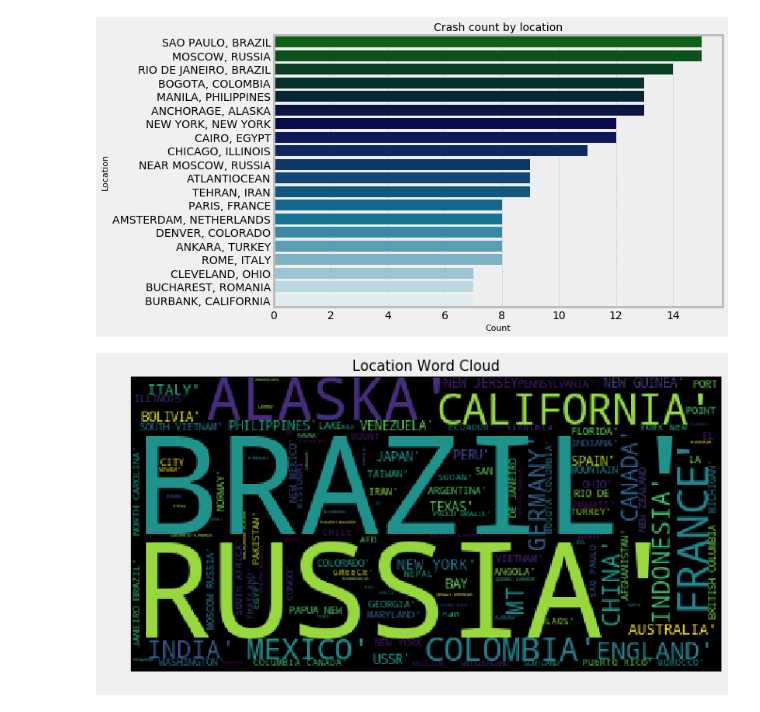
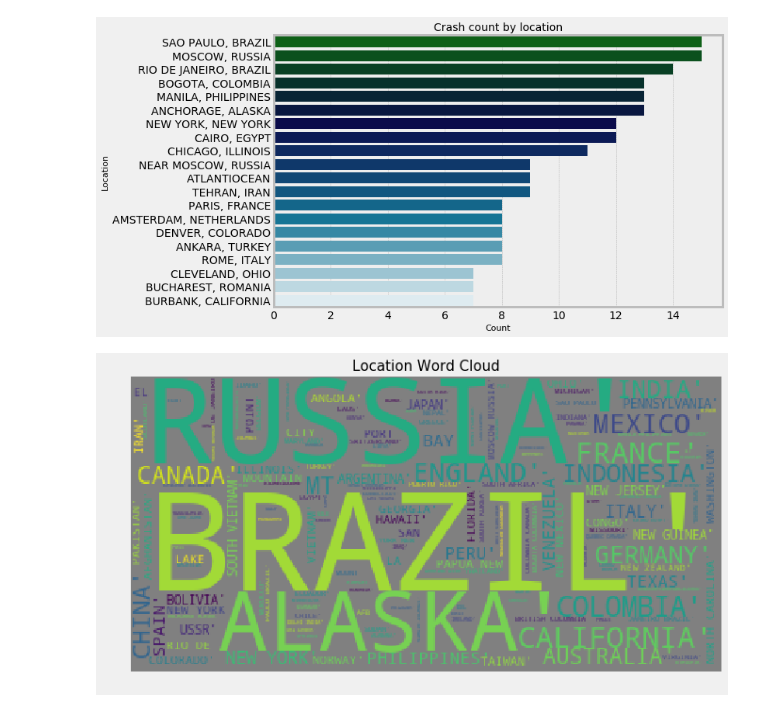
Before and after one commit to LauraJ3053/Project_01, a Jupyter notebook: Airplane_Crashes/Airplane_Crashes-Group.ipynb, the cells around one changed output. Saved outputs shown, nothing was run; the diff lists cells and outputs as text; code cells hidden in the pictures.

```diff
--- a/Airplane_Crashes/Airplane_Crashes-Group.ipynb
+++ b/Airplane_Crashes/Airplane_Crashes-Group.ipynb
@@ -455,31 +455,31 @@ plt.show()
 # %%
 
 list = str(df.Location.tolist())
 
 stopwords = set(STOPWORDS)
 stopwords.add("off")
 stopwords.add("Near")
 stopwords.add("Over")
 stopwords.add("of")
 stopwords.add("on")
 stopwords.add("'")
 stopwords.add("-")
 stopwords.add("\"")
 stopwords.add(",")
 stopwords.add(".")
 stopwords.add(" -")
 stopwords.add("Island")
-wc = WordCloud(background_color = "black", max_words= 2500, stopwords=stopwords)
+wc = WordCloud(background_color = "grey", max_words= 2500, stopwords=stopwords)
 wc.generate(list)
 
 plt.figure(figsize=(10,10))
 plt.title('Location Word Cloud', loc='Center', fontsize=15)
 plt.imshow(wc)
 plt.axis("off")
-plt.savefig("../Images/Crashes_by_location_Visualization.png")
+plt.savefig("Images/Crashes_by_location_Visualization.png")
 plt.show()
 # %% [output]
-[figure, old version]
+[figure, new version]
 # %%
 operator_count = Counter(df['Operator'].dropna().tolist()).most_common(10)
 operator_list = [operator[0] for operator in operator_count]
```
Also changed, not shown: parts of 2 cells of this notebook, 4 other files.
